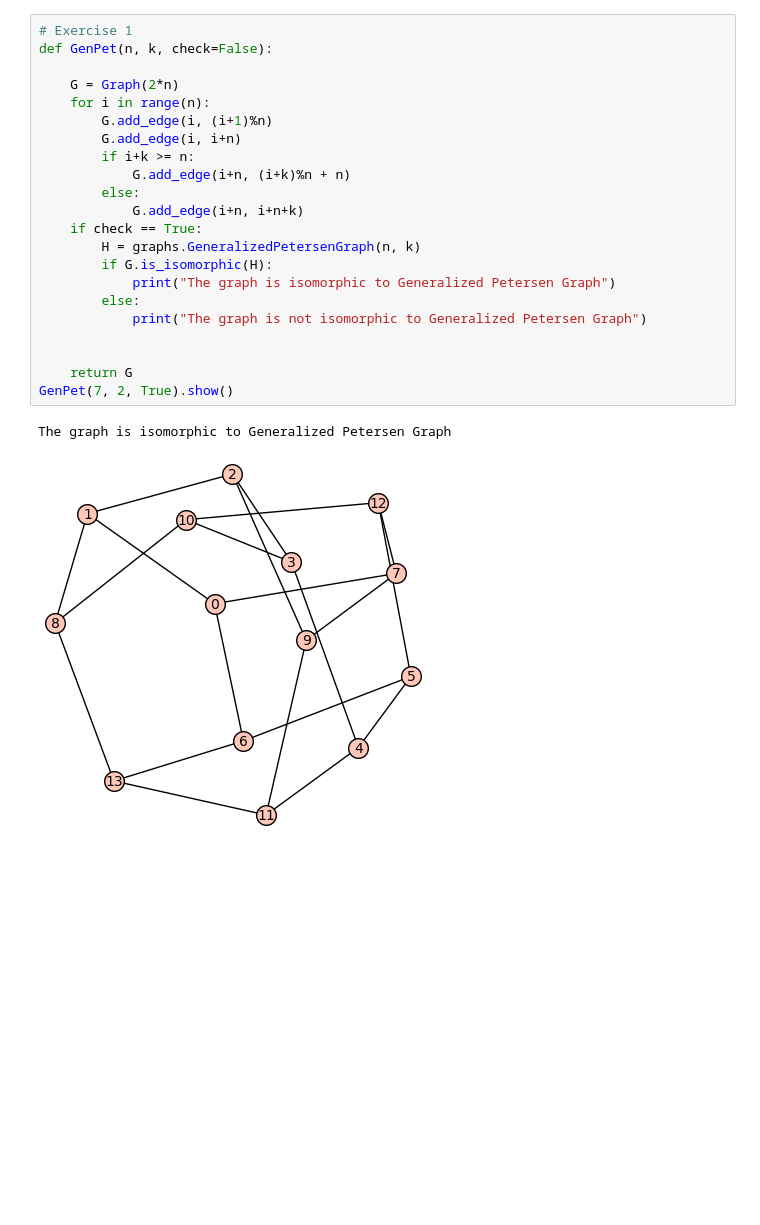
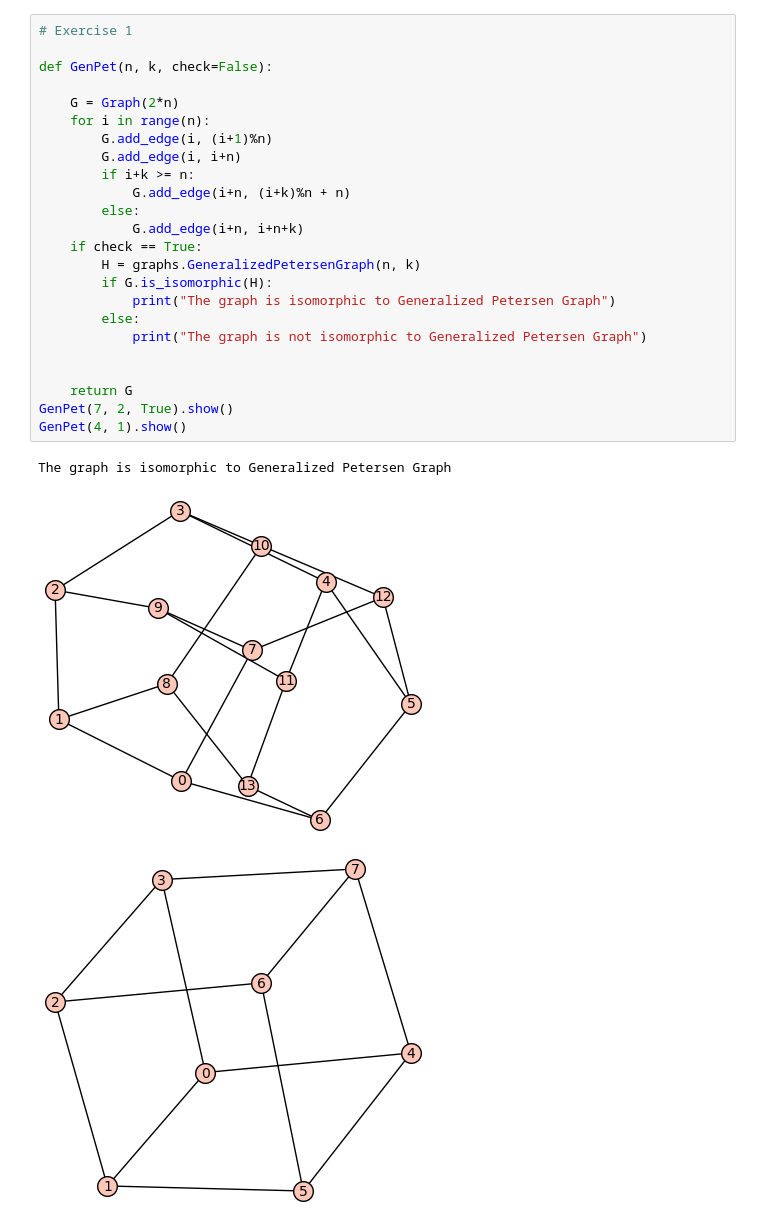
Before and after one commit to nectifurkn455/test, a Jupyter notebook: Draft.ipynb, the cells around one changed output. Cells and saved outputs as stored; diff of their text form; blank space fills up the shorter version.

```diff
--- a/Draft.ipynb
+++ b/Draft.ipynb
@@ -8,26 +9,29 @@ print((adjacency_matrix**2)[2][2])
 5
 # %%
 # Exercise 1
+
 def GenPet(n, k, check=False):
 
     G = Graph(2*n)
     for i in range(n):
         G.add_edge(i, (i+1)%n)
         G.add_edge(i, i+n)
         if i+k >= n:
             G.add_edge(i+n, (i+k)%n + n)
         else:
             G.add_edge(i+n, i+n+k)
     if check == True:
         H = graphs.GeneralizedPetersenGraph(n, k)
         if G.is_isomorphic(H):
             print("The graph is isomorphic to Generalized Petersen Graph")
         else:
             print("The graph is not isomorphic to Generalized Petersen Graph")
 
 
     return G
 GenPet(7, 2, True).show()
+GenPet(4, 1).show()
 # %% [output]
 The graph is isomorphic to Generalized Petersen Graph
-[figure, old version]
+[figure, new version]
+[figure, added]
```
Also changed, not shown: parts of 3 cells of this notebook.
